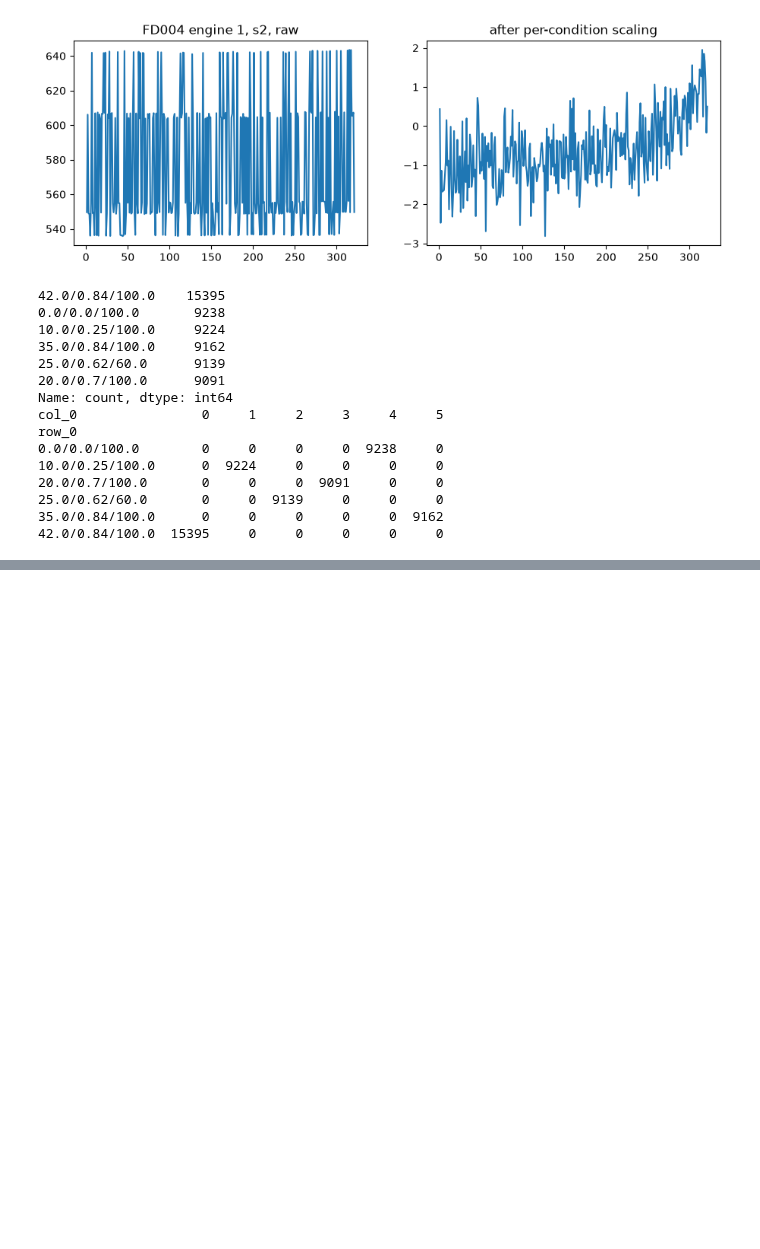
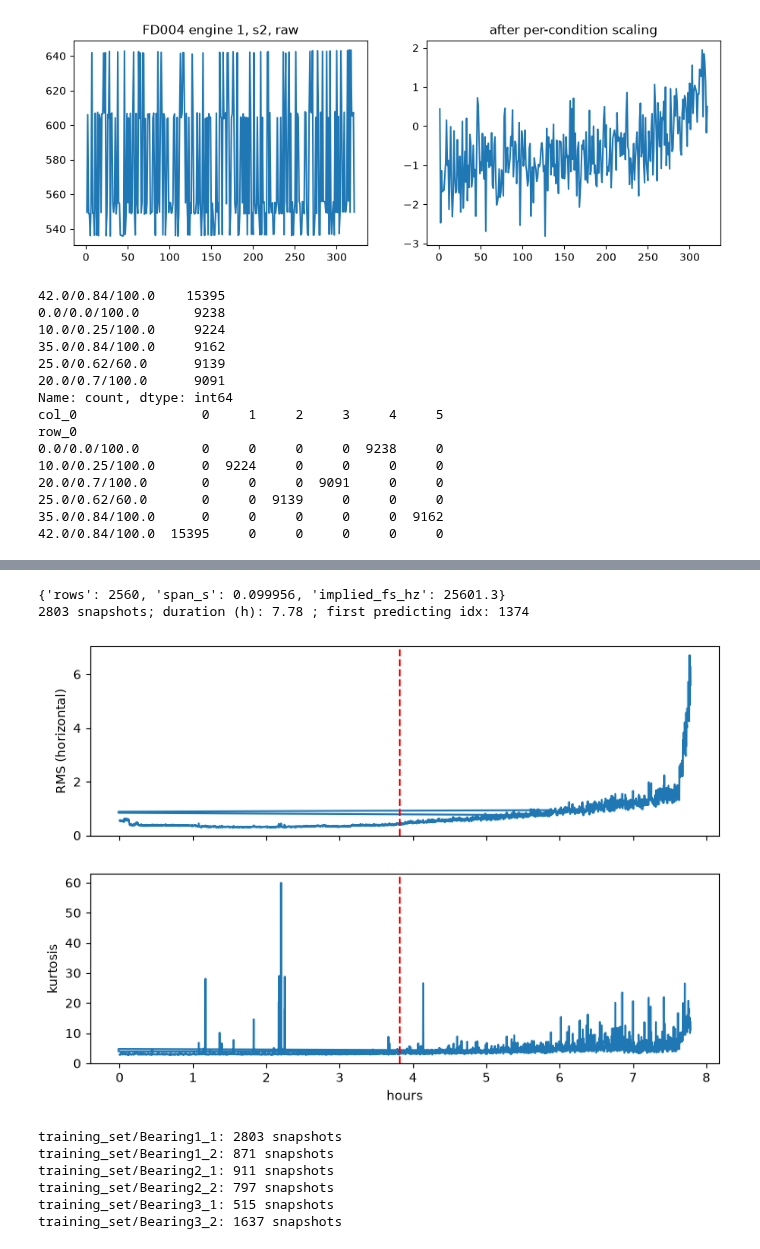
Before and after one commit to khushi051102/MTP-project, a Jupyter notebook: notebooks/02_phase1_signal_analysis.ipynb, the cells around one changed output, grey strips where cells are left out. Cells and saved outputs as stored; diff of their text form; code cells hidden in the pictures; blank space fills up the shorter version.

```diff
--- a/notebooks/02_phase1_signal_analysis.ipynb
+++ b/notebooks/02_phase1_signal_analysis.ipynb
@@ -175,0 +279,28 @@ pd.DataFrame(rows, columns=["sensor", "n_unique", "spearman_vs_rul"]).sort_value
+# %%
+from src.femto import check_fs, bearing_features, add_rul, first_predicting_time, build_femto_features
+from src.config import DATA_RAW
+b11 = DATA_RAW / "femto" / "training_set" / "Bearing1_1"
+print(check_fs(b11 / "acc_00001.csv"))
+df = add_rul(bearing_features(b11))
+fpt = first_predicting_time(df)
+print(len(df), "snapshots; duration (h):", round(df.t.iloc[-1] / 3600, 2), "; first predicting idx:", fpt)
+fig, ax = plt.subplots(2, 1, figsize=(9, 6), sharex=True)
+ax[0].plot(df.t / 3600, df.rms_h); ax[0].set_ylabel("RMS (horizontal)")
+ax[1].plot(df.t / 3600, df.kurt_h); ax[1].set_ylabel("kurtosis"); ax[1].set_xlabel("hours")
+if fpt is not None:
+    for a in ax:
+        a.axvline(df.t[fpt] / 3600, c="r", ls="--")
+plt.show()
+# %% [output]
+{'rows': 2560, 'span_s': 0.099956, 'implied_fs_hz': 25601.3}
+2803 snapshots; duration (h): 7.78 ; first predicting idx: 1374
+[figure, added]
+# %%
+feats = build_femto_features(sets=("training_set",))
+# %% [output]
+training_set/Bearing1_1: 2803 snapshots
+training_set/Bearing1_2: 871 snapshots
+training_set/Bearing2_1: 911 snapshots
+training_set/Bearing2_2: 797 snapshots
+training_set/Bearing3_1: 515 snapshots
+training_set/Bearing3_2: 1637 snapshots
```
Also changed, not shown: parts of 22 cells of this notebook, 10 other files.
